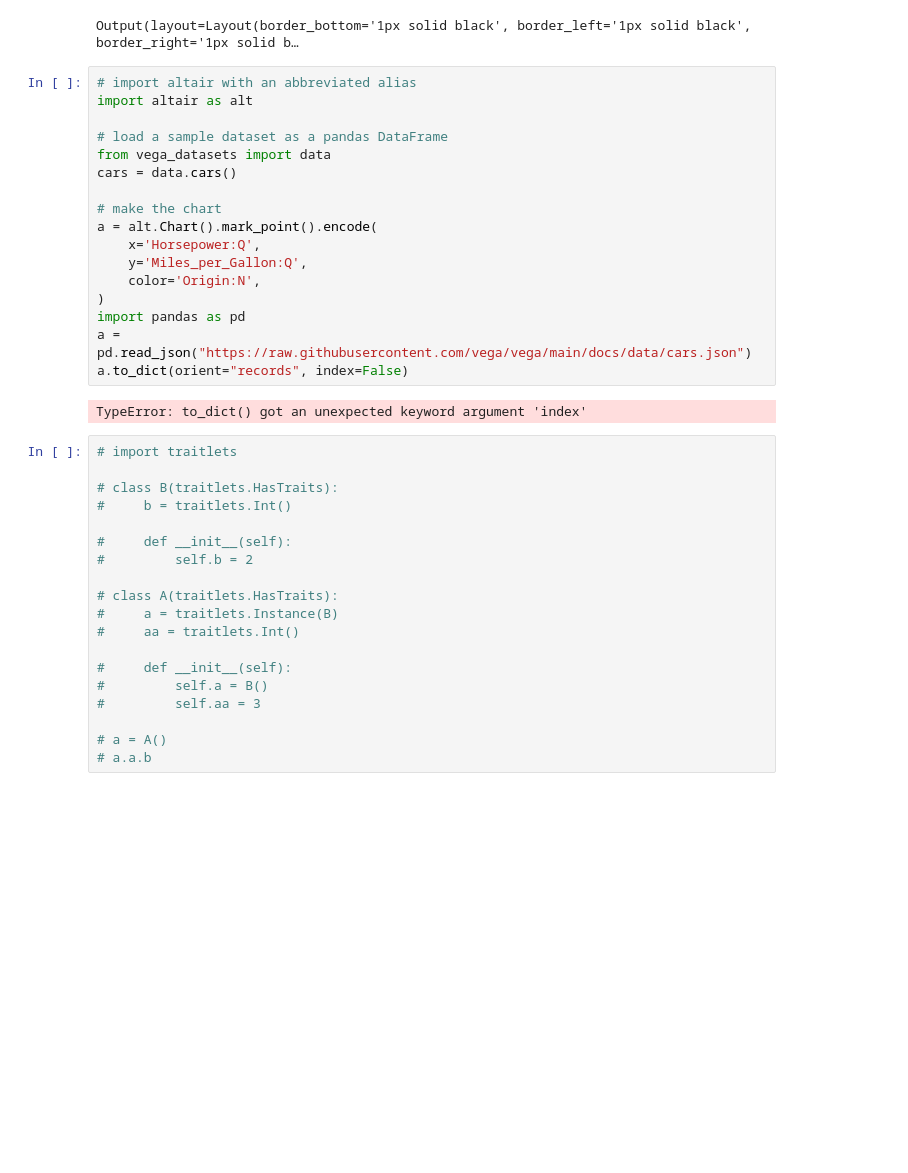
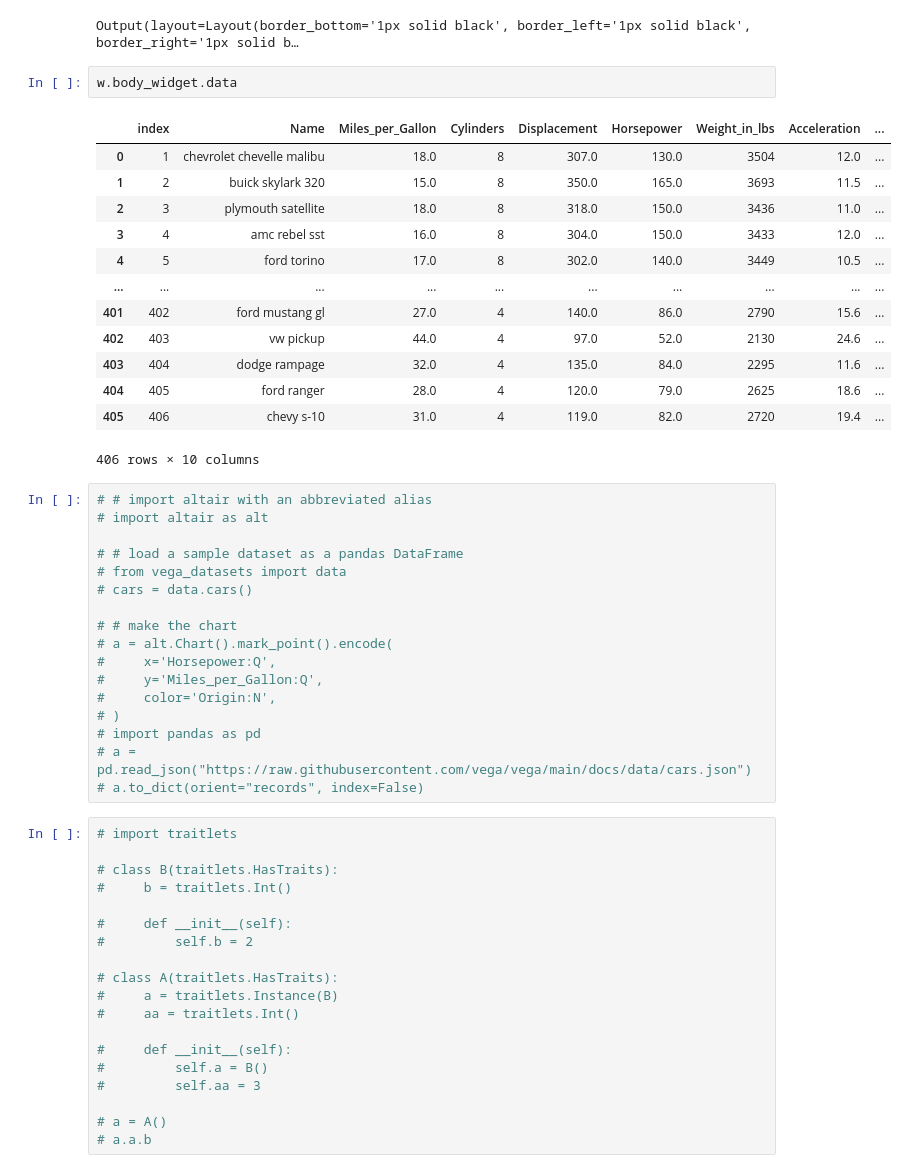
Before and after one commit to visdesignlab/persist, a Jupyter notebook: examples/test_ext_widget.ipynb, the cells around one changed output. Cells and saved outputs as stored; diff of their text form; blank space fills up the shorter version.

Commit message:
feat: updated column operations

```diff
--- a/examples/test_ext_widget.ipynb
+++ b/examples/test_ext_widget.ipynb
@@ -28,25 +25,39 @@ PR.Out().clear_logs()
 PR.Out().show_logs()
 # %% [output]
 Output(layout=Layout(border_bottom='1px solid black', border_left='1px solid black', border_right='1px solid b…
+# %%
+w.body_widget.data
+# %% [output]
+|  | index | Name | Miles_per_Gallon | Cylinders | Displacement | Horsepower | Weight_in_lbs | Acceleration | ... |
+| 0 | 1 | chevrolet chevelle malibu | 18.0 | 8 | 307.0 | 130.0 | 3504 | 12.0 | ... |
+| 1 | 2 | buick skylark 320 | 15.0 | 8 | 350.0 | 165.0 | 3693 | 11.5 | ... |
+| 2 | 3 | plymouth satellite | 18.0 | 8 | 318.0 | 150.0 | 3436 | 11.0 | ... |
+| 3 | 4 | amc rebel sst | 16.0 | 8 | 304.0 | 150.0 | 3433 | 12.0 | ... |
+| 4 | 5 | ford torino | 17.0 | 8 | 302.0 | 140.0 | 3449 | 10.5 | ... |
+| ... | ... | ... | ... | ... | ... | ... | ... | ... | ... |
+| 401 | 402 | ford mustang gl | 27.0 | 4 | 140.0 | 86.0 | 2790 | 15.6 | ... |
+| 402 | 403 | vw pickup | 44.0 | 4 | 97.0 | 52.0 | 2130 | 24.6 | ... |
+| 403 | 404 | dodge rampage | 32.0 | 4 | 135.0 | 84.0 | 2295 | 11.6 | ... |
+| 404 | 405 | ford ranger | 28.0 | 4 | 120.0 | 79.0 | 2625 | 18.6 | ... |
+| 405 | 406 | chevy s-10 | 31.0 | 4 | 119.0 | 82.0 | 2720 | 19.4 | ... |
+406 rows × 10 columns
 # %%
-# import altair with an abbreviated alias
-import altair as alt
+# # import altair with an abbreviated alias
+# import altair as alt
 
-# load a sample dataset as a pandas DataFrame
-from vega_datasets import data
-cars = data.cars()
+# # load a sample dataset as a pandas DataFrame
+# from vega_datasets import data
+# cars = data.cars()
 
-# make the chart
-a = alt.Chart().mark_point().encode(
-    x='Horsepower:Q',
-    y='Miles_per_Gallon:Q',
-    color='Origin:N',
-)
-import pandas as pd
-a = pd.read_json("https://raw.githubusercontent.com/vega/vega/main/docs/data/cars.json")
-a.to_dict(orient="records", index=False)
+# # make the chart
+# a = alt.Chart().mark_point().encode(
+#     x='Horsepower:Q',
+#     y='Miles_per_Gallon:Q',
+#     color='Origin:N',
+# )
+# import pandas as pd
+# a = pd.read_json("https://raw.githubusercontent.com/vega/vega/main/docs/data/cars.json")
+# a.to_dict(orient="records", index=False)
-# %% [output]
-TypeError: to_dict() got an unexpected keyword argument 'index'
 # %%
 # import traitlets
 
```
Also changed, not shown: parts of 1 cell of this notebook, 10 other files.
